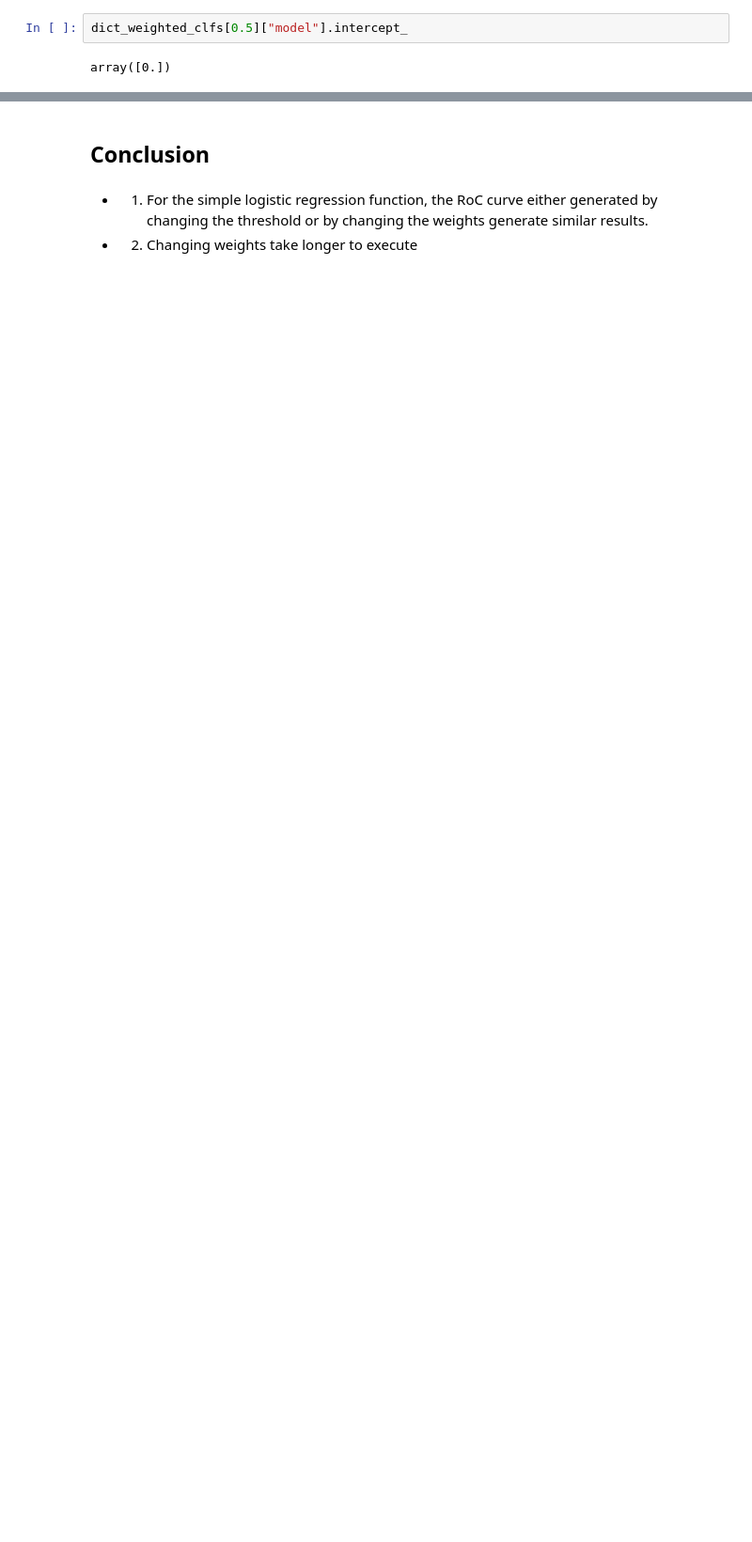
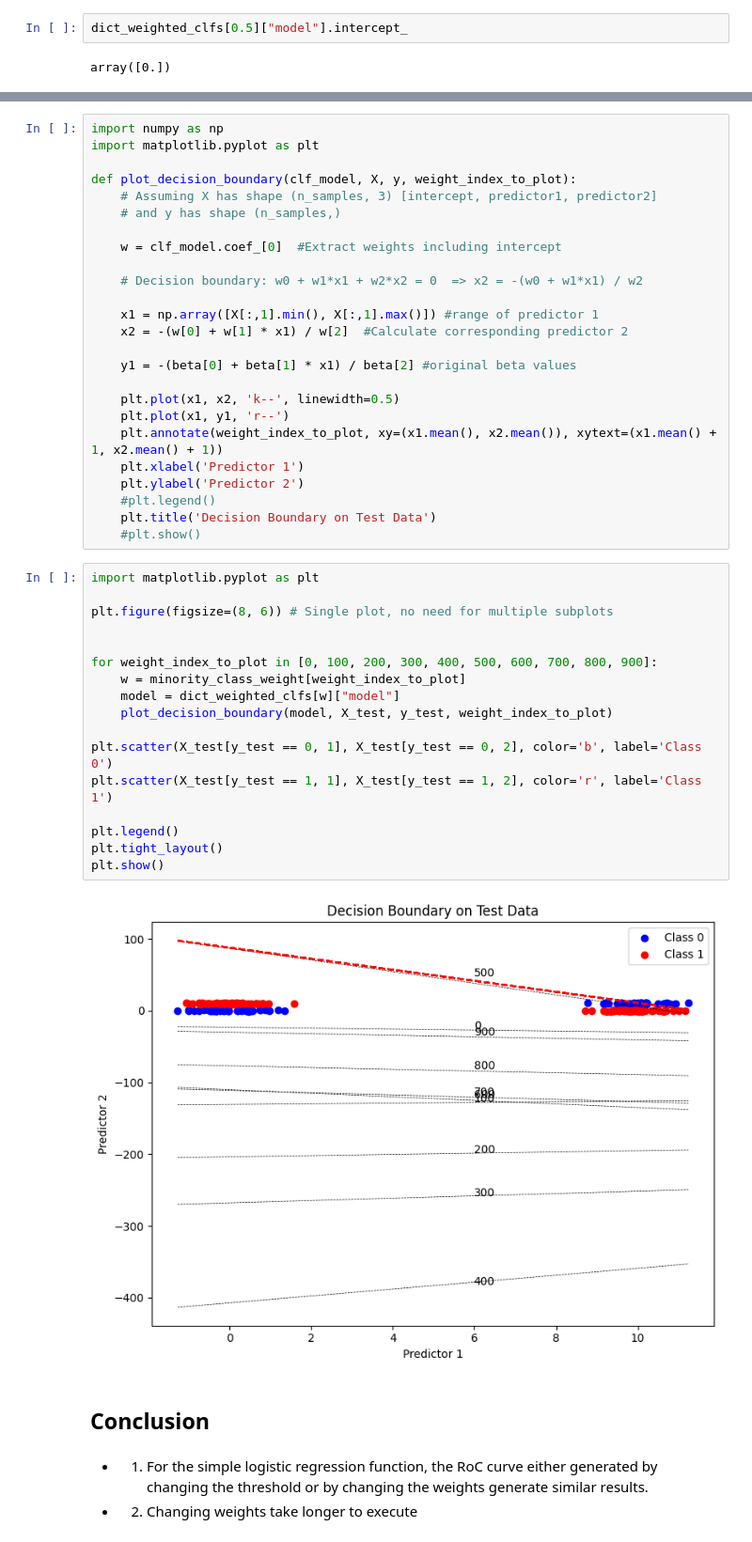
Before and after one commit to katzkid/RoC_Analysis, a Jupyter notebook: RoC_Analysis.ipynb, the cells around one changed output, grey strips where cells are left out. Shown at 94% size. Cells and saved outputs as stored; diff of their text form; blank space fills up the shorter version.

```diff
--- a/RoC_Analysis.ipynb
+++ b/RoC_Analysis.ipynb
@@ -235,3 +234,47 @@ plt.figure()
+# %%
+import numpy as np
+import matplotlib.pyplot as plt
+
+def plot_decision_boundary(clf_model, X, y, weight_index_to_plot):
+    # Assuming X has shape (n_samples, 3) [intercept, predictor1, predictor2]
+    # and y has shape (n_samples,)
+
+    w = clf_model.coef_[0]  #Extract weights including intercept
+
+    # Decision boundary: w0 + w1*x1 + w2*x2 = 0  => x2 = -(w0 + w1*x1) / w2
+
+    x1 = np.array([X[:,1].min(), X[:,1].max()]) #range of predictor 1
+    x2 = -(w[0] + w[1] * x1) / w[2]  #Calculate corresponding predictor 2
+
+    y1 = -(beta[0] + beta[1] * x1) / beta[2] #original beta values
+
+    plt.plot(x1, x2, 'k--', linewidth=0.5)
+    plt.plot(x1, y1, 'r--')
+    plt.annotate(weight_index_to_plot, xy=(x1.mean(), x2.mean()), xytext=(x1.mean() + 1, x2.mean() + 1))
+    plt.xlabel('Predictor 1')
+    plt.ylabel('Predictor 2')
+    #plt.legend()
+    plt.title('Decision Boundary on Test Data')
+    #plt.show()
+# %%
+import matplotlib.pyplot as plt
+
+plt.figure(figsize=(8, 6)) # Single plot, no need for multiple subplots
+
+
+for weight_index_to_plot in [0, 100, 200, 300, 400, 500, 600, 700, 800, 900]:
+    w = minority_class_weight[weight_index_to_plot]
+    model = dict_weighted_clfs[w]["model"]
+    plot_decision_boundary(model, X_test, y_test, weight_index_to_plot)
+
+plt.scatter(X_test[y_test == 0, 1], X_test[y_test == 0, 2], color='b', label='Class 0')
+plt.scatter(X_test[y_test == 1, 1], X_test[y_test == 1, 2], color='r', label='Class 1')
+
+plt.legend()
+plt.tight_layout()
+plt.show()
+# %% [output]
+[figure, added]
 # %% [markdown]
 ## Conclusion
 # %% [markdown]
```
Also changed, not shown: parts of 9 cells of this notebook.
